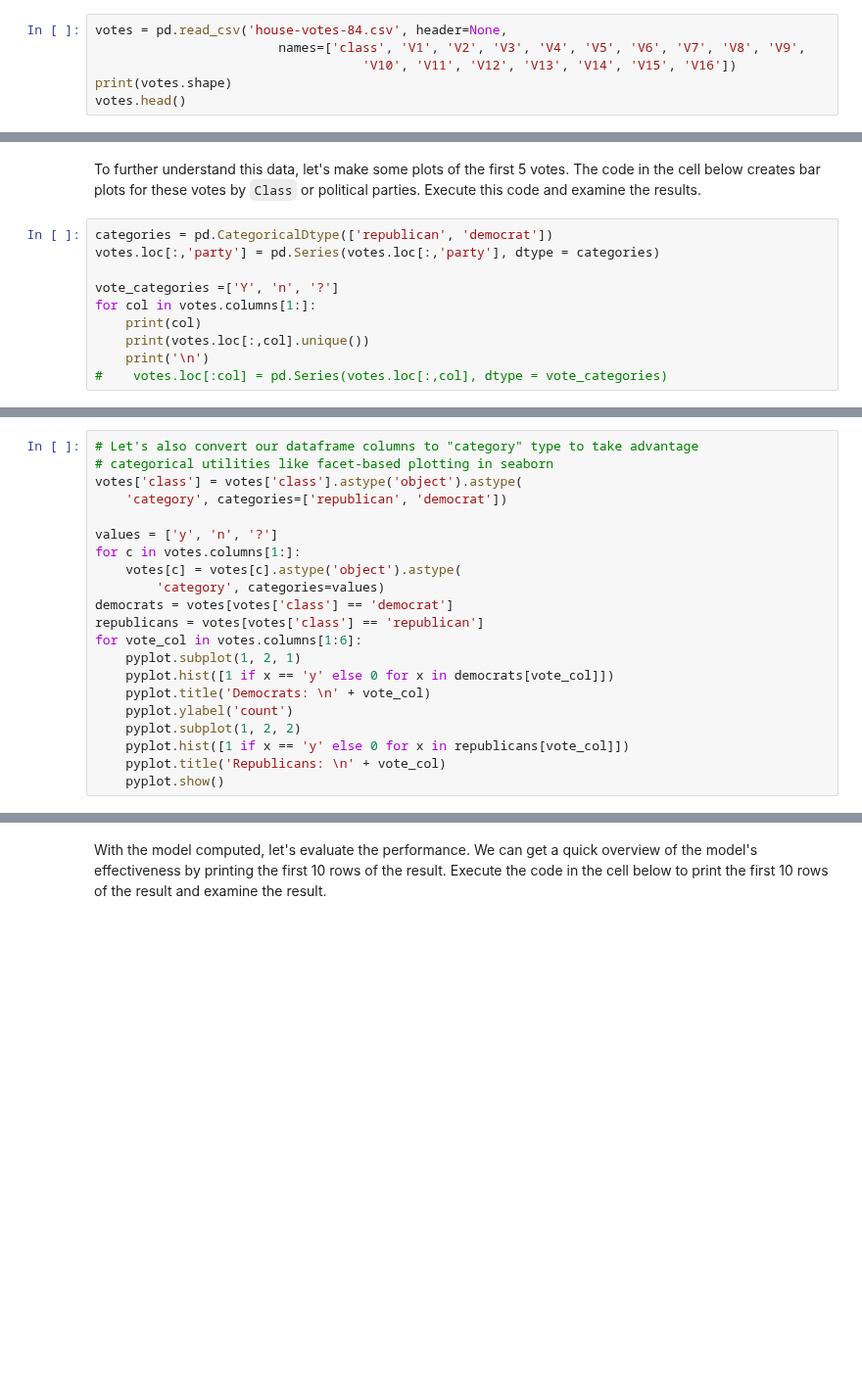
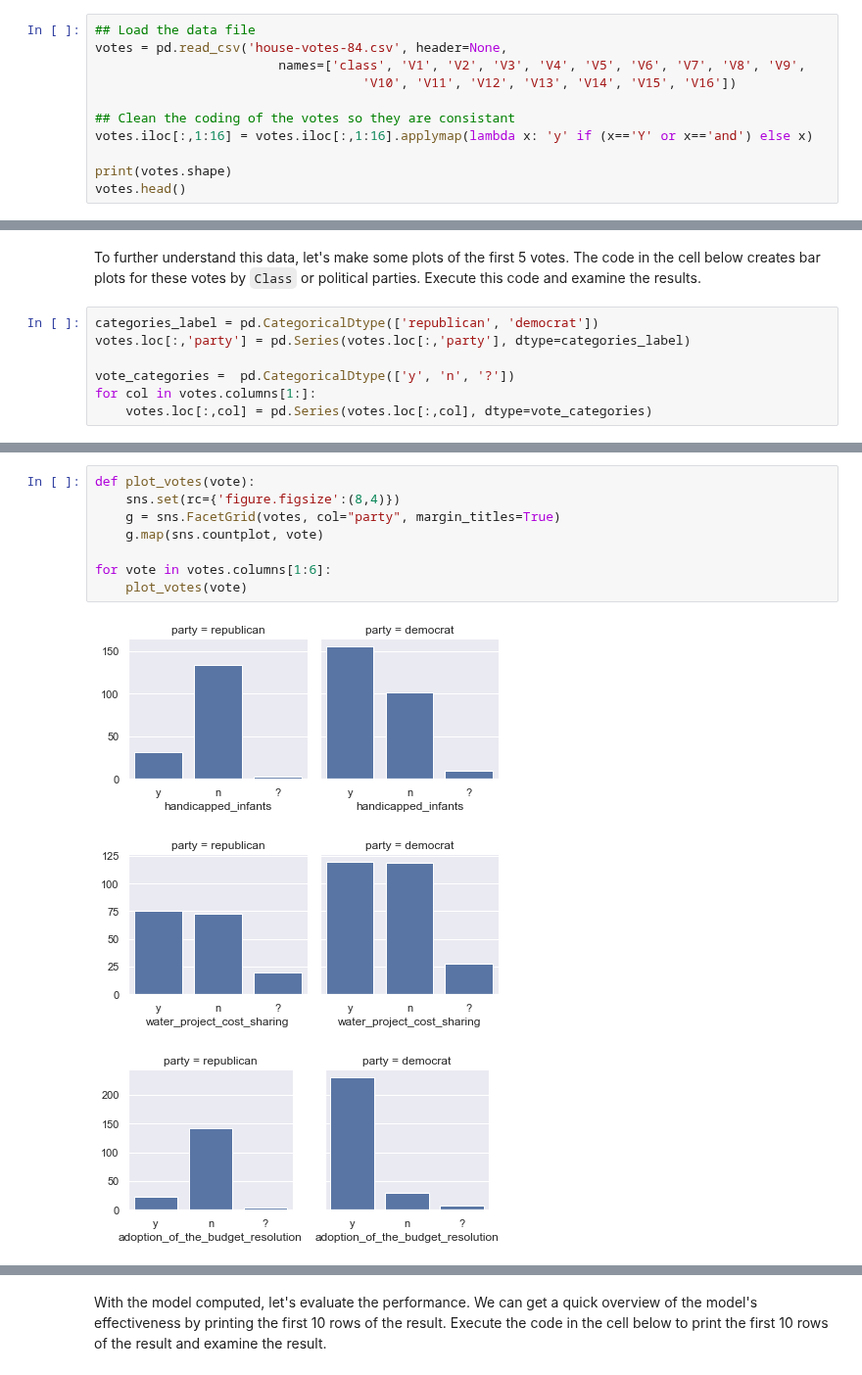
Before and after one commit to StephenElston/DataScience410, a Jupyter notebook: Lecture9/NaiveBayes.ipynb, the cells around one changed output, grey strips where cells are left out. Shown at 98% size. Drawn from its saved outputs; the diff is of its cells as text; blank space fills up the shorter version.

```diff
--- a/Lecture9/NaiveBayes.ipynb
+++ b/Lecture9/NaiveBayes.ipynb
@@ -112,7 +117,12 @@ Execute the code in the cell below to load the data and examine the dimensions a
 # %%
+## Load the data file
 votes = pd.read_csv('house-votes-84.csv', header=None,
                         names=['class', 'V1', 'V2', 'V3', 'V4', 'V5', 'V6', 'V7', 'V8', 'V9',
                                    'V10', 'V11', 'V12', 'V13', 'V14', 'V15', 'V16'])
+
+## Clean the coding of the votes so they are consistant
+votes.iloc[:,1:16] = votes.iloc[:,1:16].applymap(lambda x: 'y' if (x=='Y' or x=='and') else x)
+
 print(votes.shape)
 votes.head()
 # %% [output]
@@ -156,12 +166,9 @@ votes.head()
 # %% [markdown]
 To further understand this data, let's make some plots of the first 5 votes. The code in the cell below creates bar plots for these votes by `Class` or political parties. Execute this code and examine the results.
 # %%
-categories = pd.CategoricalDtype(['republican', 'democrat'])
-votes.loc[:,'party'] = pd.Series(votes.loc[:,'party'], dtype = categories)
+categories_label = pd.CategoricalDtype(['republican', 'democrat'])
+votes.loc[:,'party'] = pd.Series(votes.loc[:,'party'], dtype=categories_label)
 
-vote_categories =['Y', 'n', '?']
+vote_categories =  pd.CategoricalDtype(['y', 'n', '?'])
 for col in votes.columns[1:]:
-    print(col)
-    print(votes.loc[:,col].unique())
-    print('\n')
-#    votes.loc[:col] = pd.Series(votes.loc[:,col], dtype = vote_categories)
+    votes.loc[:,col] = pd.Series(votes.loc[:,col], dtype=vote_categories)
@@ -186,21 +174,0 @@ export_administration_act_south_africa
-# %%
-# Let's also convert our dataframe columns to "category" type to take advantage
-# categorical utilities like facet-based plotting in seaborn
-votes['class'] = votes['class'].astype('object').astype(
-    'category', categories=['republican', 'democrat'])
-
-values = ['y', 'n', '?']
-for c in votes.columns[1:]:
-    votes[c] = votes[c].astype('object').astype(
-        'category', categories=values)
-democrats = votes[votes['class'] == 'democrat']
-republicans = votes[votes['class'] == 'republican']
-for vote_col in votes.columns[1:6]:
-    pyplot.subplot(1, 2, 1)
-    pyplot.hist([1 if x == 'y' else 0 for x in democrats[vote_col]])
-    pyplot.title('Democrats: \n' + vote_col)
-    pyplot.ylabel('count')
-    pyplot.subplot(1, 2, 2)
-    pyplot.hist([1 if x == 'y' else 0 for x in republicans[vote_col]])
-    pyplot.title('Republicans: \n' + vote_col)
-    pyplot.show()
@@ -212,0 +175,12 @@ for vote_col in votes.columns[1:6]:
+# %%
+def plot_votes(vote):
+    sns.set(rc={'figure.figsize':(8,4)})
+    g = sns.FacetGrid(votes, col="party", margin_titles=True)
+    g.map(sns.countplot, vote)
+
+for vote in votes.columns[1:6]:
+    plot_votes(vote)
+# %% [output]
+[figure, added]
+[figure, added]
+[figure, added]
```
Also changed, not shown: parts of 40 cells of this notebook.
